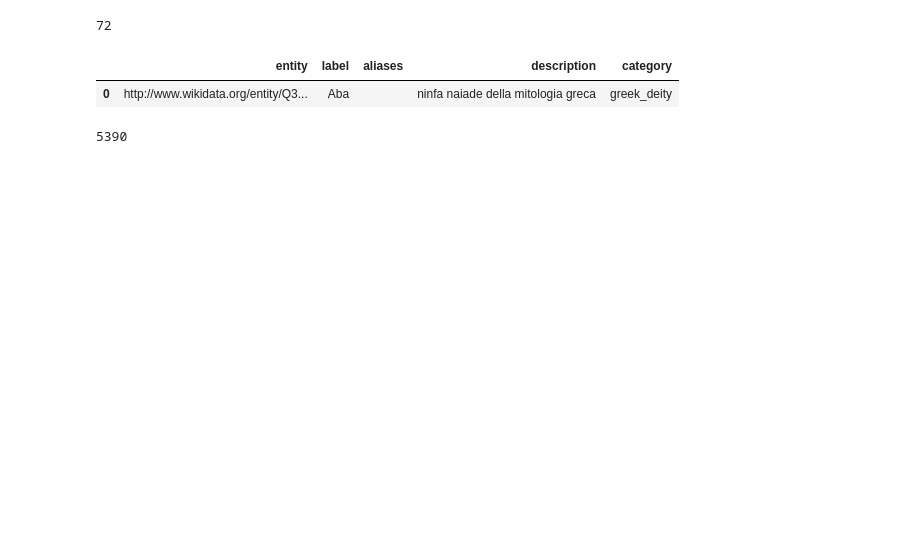
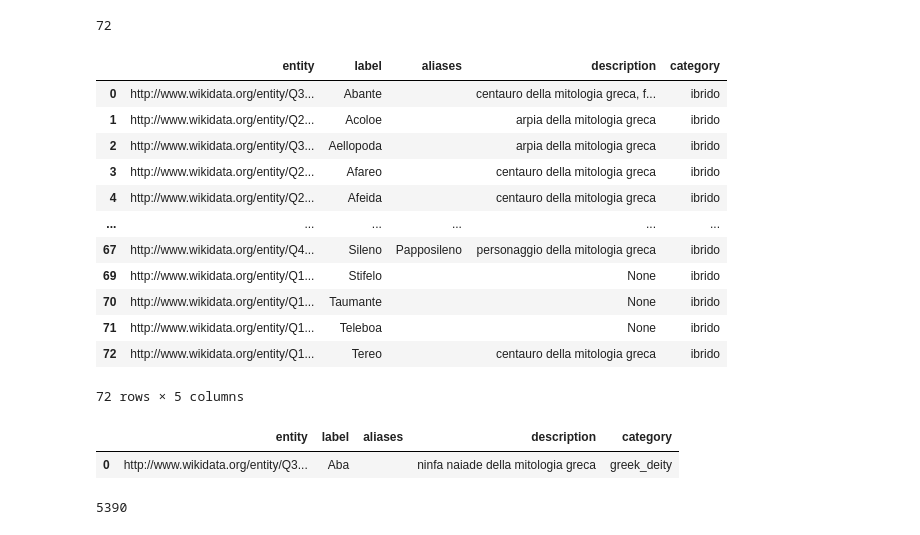
Before and after one commit to Info-Viz/DataNymphs, a Jupyter notebook: wikidata_df.ipynb, the cells around one changed output. Saved outputs shown, nothing was run; the diff lists cells and outputs as text; code cells hidden in the pictures; blank space fills up the shorter version.

```diff
--- a/wikidata_df.ipynb
+++ b/wikidata_df.ipynb
@@ -457,7 +471,21 @@ print(len(df_ibrido))
 # %% [output]
 72
 # %%
-#df_ibrido
+df_ibrido
+# %% [output]
+|  | entity | label | aliases | description | category |
+| 0 | http://www.wikidata.org/entity/Q3... | Abante |  | centauro della mitologia greca, f... | ibrido |
+| 1 | http://www.wikidata.org/entity/Q2... | Acoloe |  | arpia della mitologia greca | ibrido |
+| 2 | http://www.wikidata.org/entity/Q3... | Aellopoda |  | arpia della mitologia greca | ibrido |
+| 3 | http://www.wikidata.org/entity/Q2... | Afareo |  | centauro della mitologia greca | ibrido |
+| 4 | http://www.wikidata.org/entity/Q2... | Afeida |  | centauro della mitologia greca | ibrido |
+| ... | ... | ... | ... | ... | ... |
+| 67 | http://www.wikidata.org/entity/Q4... | Sileno | Papposileno | personaggio della mitologia greca | ibrido |
+| 69 | http://www.wikidata.org/entity/Q1... | Stifelo |  | None | ibrido |
+| 70 | http://www.wikidata.org/entity/Q1... | Taumante |  | None | ibrido |
+| 71 | http://www.wikidata.org/entity/Q1... | Teleboa |  | None | ibrido |
+| 72 | http://www.wikidata.org/entity/Q1... | Tereo |  | centauro della mitologia greca | ibrido |
+72 rows × 5 columns
 # %%
 #ORA CREIAMO UN UNICO DATAFRAME CON TUTTE LE CATEGORIE SENZA I DUPLICATI
 
```
Also changed, not shown: parts of 10 cells of this notebook.
